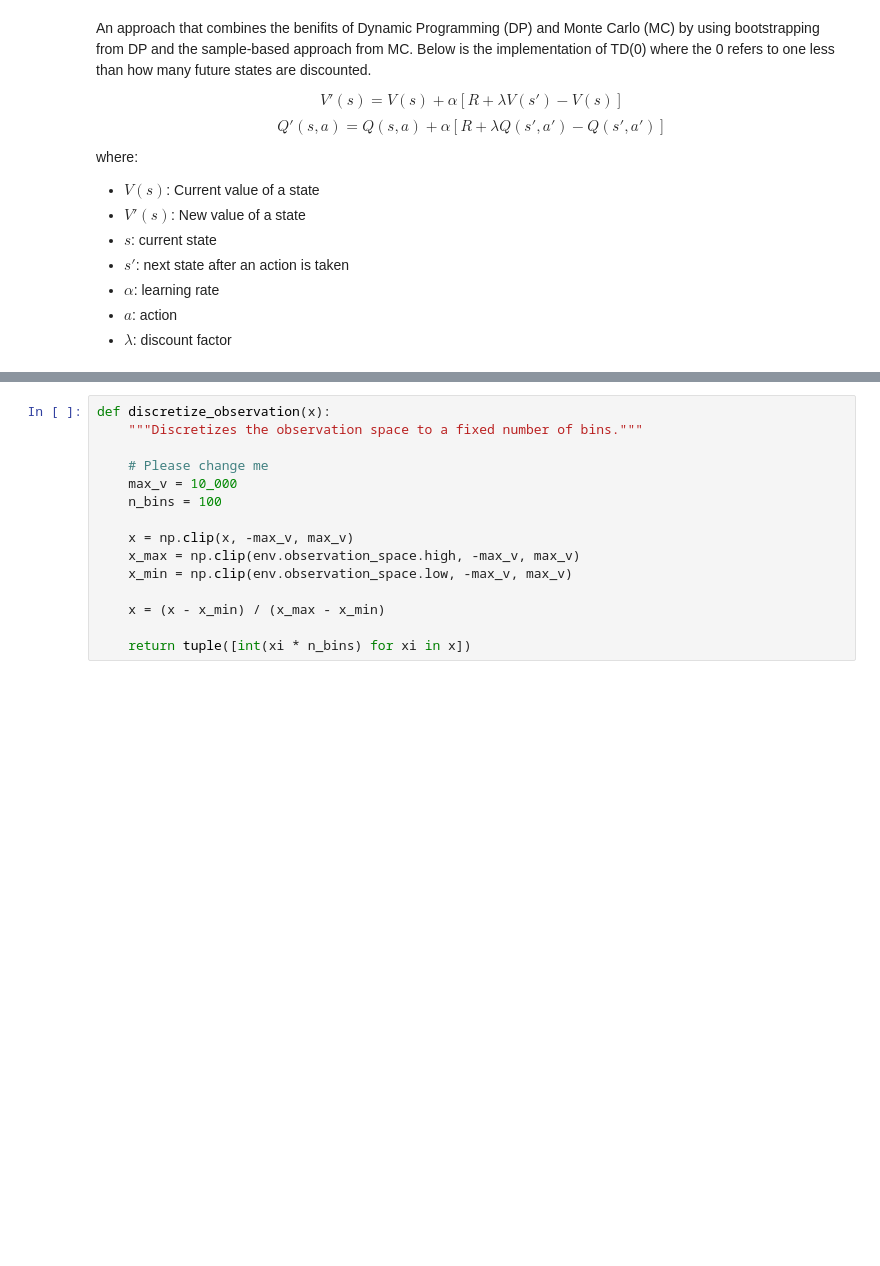
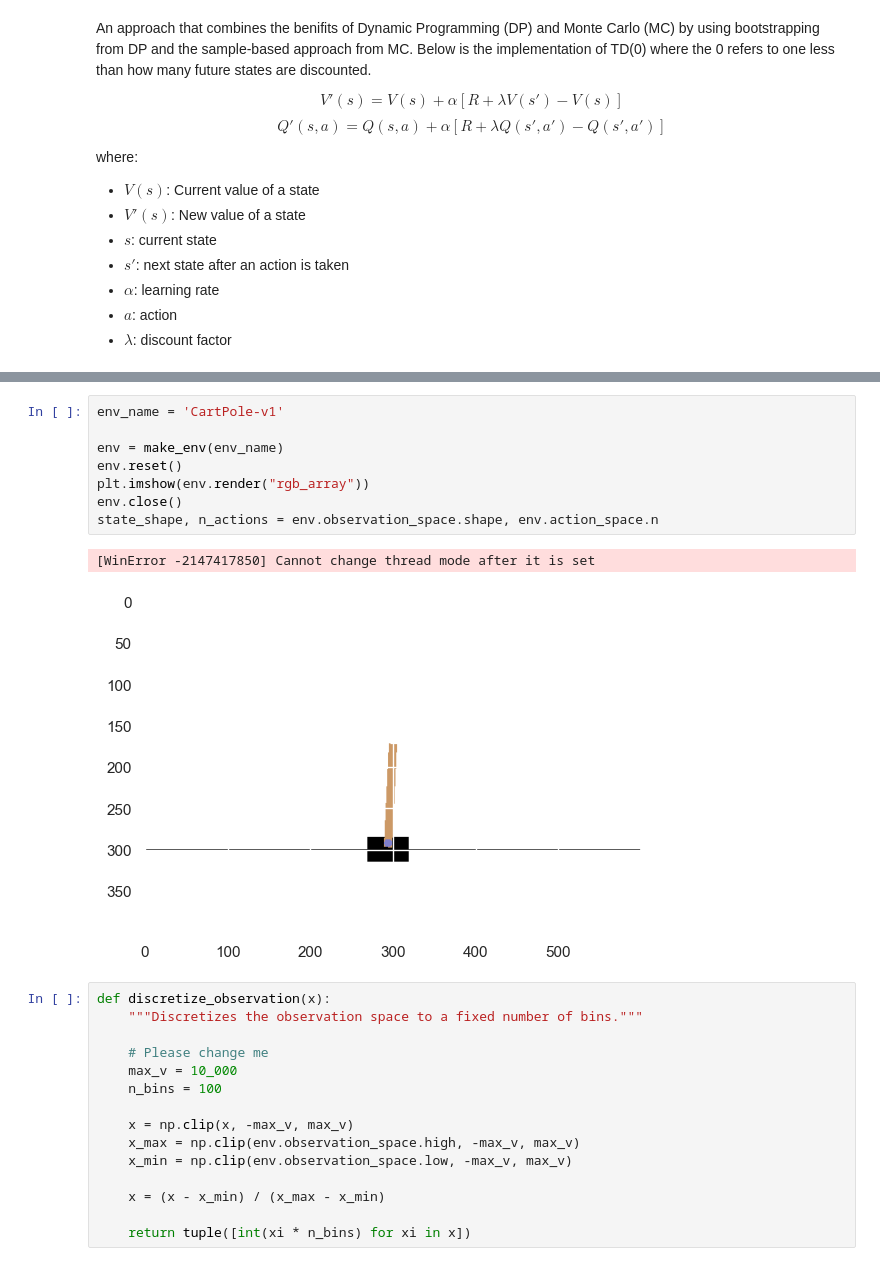
Before and after one commit to AnselmAdrian/reinforcement_learning, a Jupyter notebook: notebooks/sarsa_and_qlearning.ipynb, the cells around one changed output, grey strips where cells are left out. Drawn from its saved outputs; the diff is of its cells as text; blank space fills up the shorter version.

```diff
--- a/notebooks/sarsa_and_qlearning.ipynb
+++ b/notebooks/sarsa_and_qlearning.ipynb
@@ -50,3 +56,14 @@ Observation Space: Box([-4.8000002e+00 -3.4028235e+38 -4.1887903e-01 -3.4028235e
+# %%
+env_name = 'CartPole-v1'
+
+env = make_env(env_name)
+env.reset()
+plt.imshow(env.render("rgb_array"))
+env.close()
+state_shape, n_actions = env.observation_space.shape, env.action_space.n
+# %% [output]
+[WinError -2147417850] Cannot change thread mode after it is set
+[figure, added]
 # %%
 def discretize_observation(x):
     """Discretizes the observation space to a fixed number of bins."""
```
Also changed, not shown: parts of 26 cells of this notebook, 4 other files.
